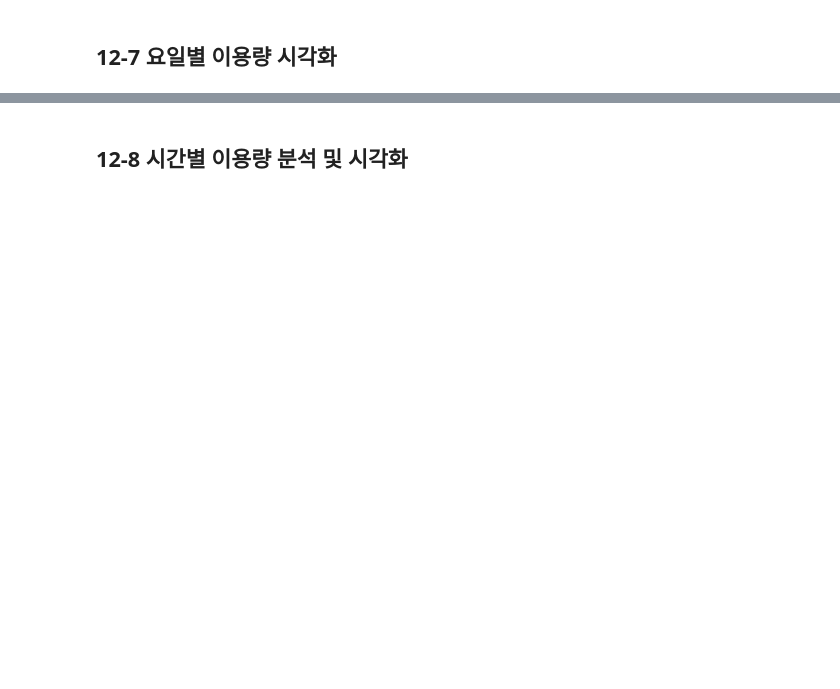
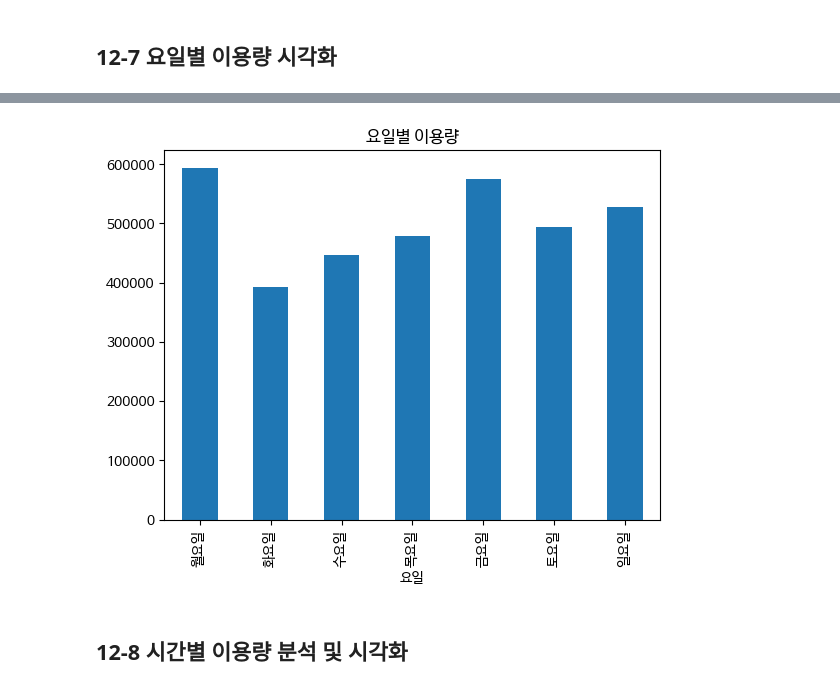
Before and after one commit to JOYCE1216/Data-Analysis-with-Open-Source, a Jupyter notebook: 오픈소스_데이터_분석_12강.ipynb, the cells around one changed output, grey strips where cells are left out. Drawn from its saved outputs; the diff is of its cells as text; code cells hidden in the pictures; blank space fills up the shorter version.

```diff
--- a/오픈소스_데이터_분석_12강.ipynb
+++ b/오픈소스_데이터_분석_12강.ipynb
@@ -230,6 +248,9 @@ plt.show()
 # %%
 ## Dataframe의 plot을 이용한 요일별 이용량 막대 그래프 생성
-
+day_df.plot(kind='bar')
+plt.title('요일별 이용량')
 plt.show()
+# %% [output]
+[figure, added]
 # %% [markdown]
 ## 12-8 시간별 이용량 분석 및 시각화
```
Also changed, not shown: parts of 14 cells of this notebook.
